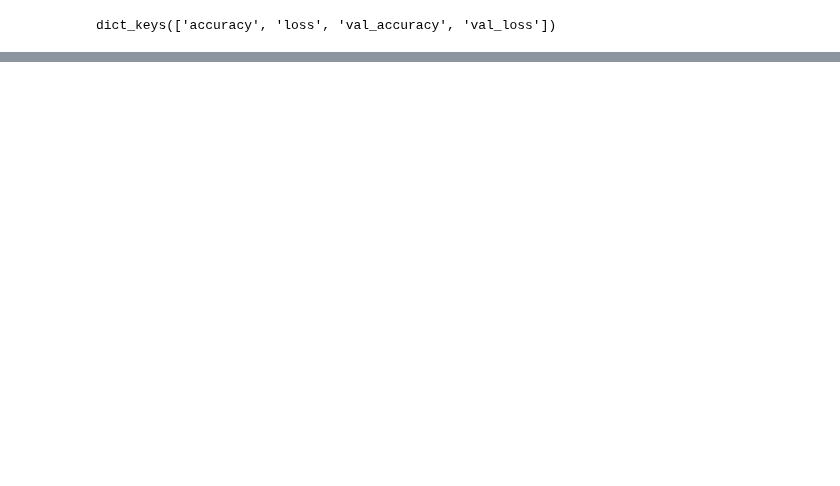
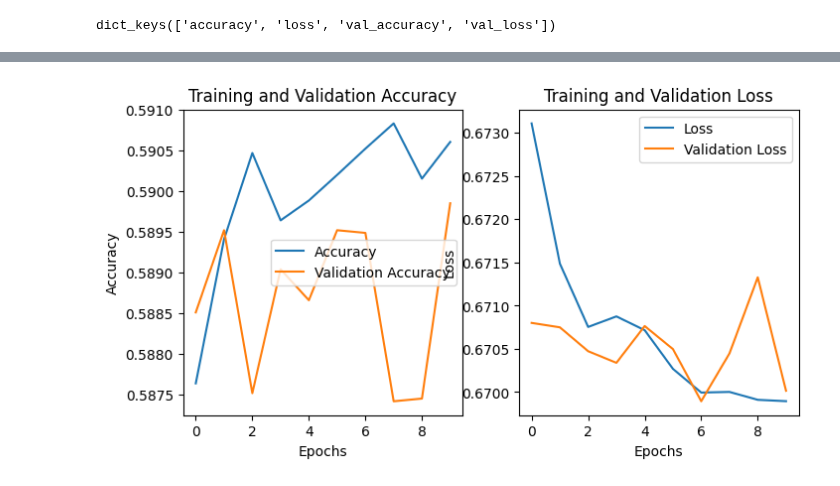
Before and after one commit to SamuehFDEZ/ProgramacionIA, a Jupyter notebook: UD6_RedesNeuronalesRecurrentes/preguntasSimilares/preguntassimilares.ipynb, the cells around one changed output, grey strips where cells are left out. Saved outputs shown, nothing was run; the diff lists cells and outputs as text; code cells hidden in the pictures; blank space fills up the shorter version.

```diff
--- a/UD6_RedesNeuronalesRecurrentes/preguntasSimilares/preguntassimilares.ipynb
+++ b/UD6_RedesNeuronalesRecurrentes/preguntasSimilares/preguntassimilares.ipynb
@@ -275,0 +338,15 @@ ValueError: Found input variables with inconsistent numbers of samples: [60000,
+# %%
+X_train, X_test, y_train, y_test = train_test_split(X, y, train_size=0.8)
+# %%
+model = Sequential([
+    Input(shape=(T,)),  # Solo longitud de secuencia (100)
+    Embedding(input_dim=N+2, output_dim=D),
+    Bidirectional(LSTM(units=NEURONAS, return_sequences=True)),
+    Bidirectional(LSTM(units=NEURONAS)),
+    Dense(128, activation='relu'),
+    Dense(64, activation='relu'),
+    Dense(1, activation='sigmoid')
+])
+
+model.compile(optimizer='adam', loss='binary_crossentropy', metrics=['accuracy'])
+model.summary()
@@ -275,0 +373,2 @@ ValueError: Found input variables with inconsistent numbers of samples: [60000,
+# %%
+history = model.fit(X_train, y_train, validation_split=0.2, epochs=EPOCHS, batch_size=64, verbose=1)
@@ -275,0 +396,35 @@ ValueError: Found input variables with inconsistent numbers of samples: [60000,
+# %%
+# Plotting the accuracy and loss over time
+
+# Training history
+history_dict = history.history
+
+# Seperating validation and training accuracy
+acc = history_dict['accuracy']
+val_acc = history_dict['val_accuracy']
+
+# Seperating validation and training loss
+loss = history_dict['loss']
+val_loss = history_dict['val_loss']
+
+# Plotting
+plt.figure(figsize=(8, 4))
+plt.subplot(1, 2, 1)
+plt.plot(acc)
+plt.plot(val_acc)
+plt.title('Training and Validation Accuracy')
+plt.xlabel('Epochs')
+plt.ylabel('Accuracy')
+plt.legend(['Accuracy', 'Validation Accuracy'])
+
+plt.subplot(1, 2, 2)
+plt.plot(loss)
+plt.plot(val_loss)
+plt.title('Training and Validation Loss')
+plt.xlabel('Epochs')
+plt.ylabel('Loss')
+plt.legend(['Loss', 'Validation Loss'])
+
+plt.show()
+# %% [output]
+[figure, added]
```
Also changed, not shown: parts of 14 cells of this notebook, 1 other file.
